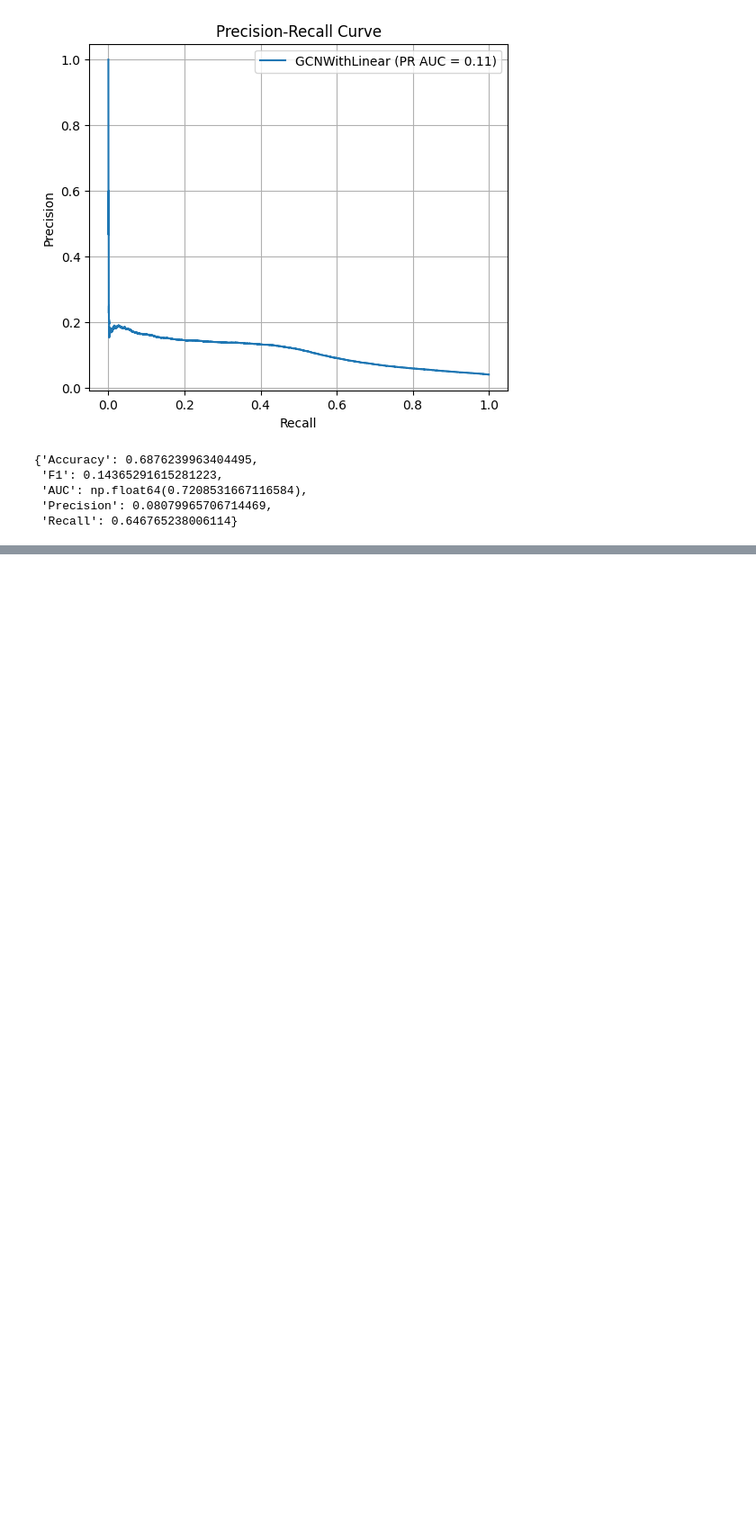
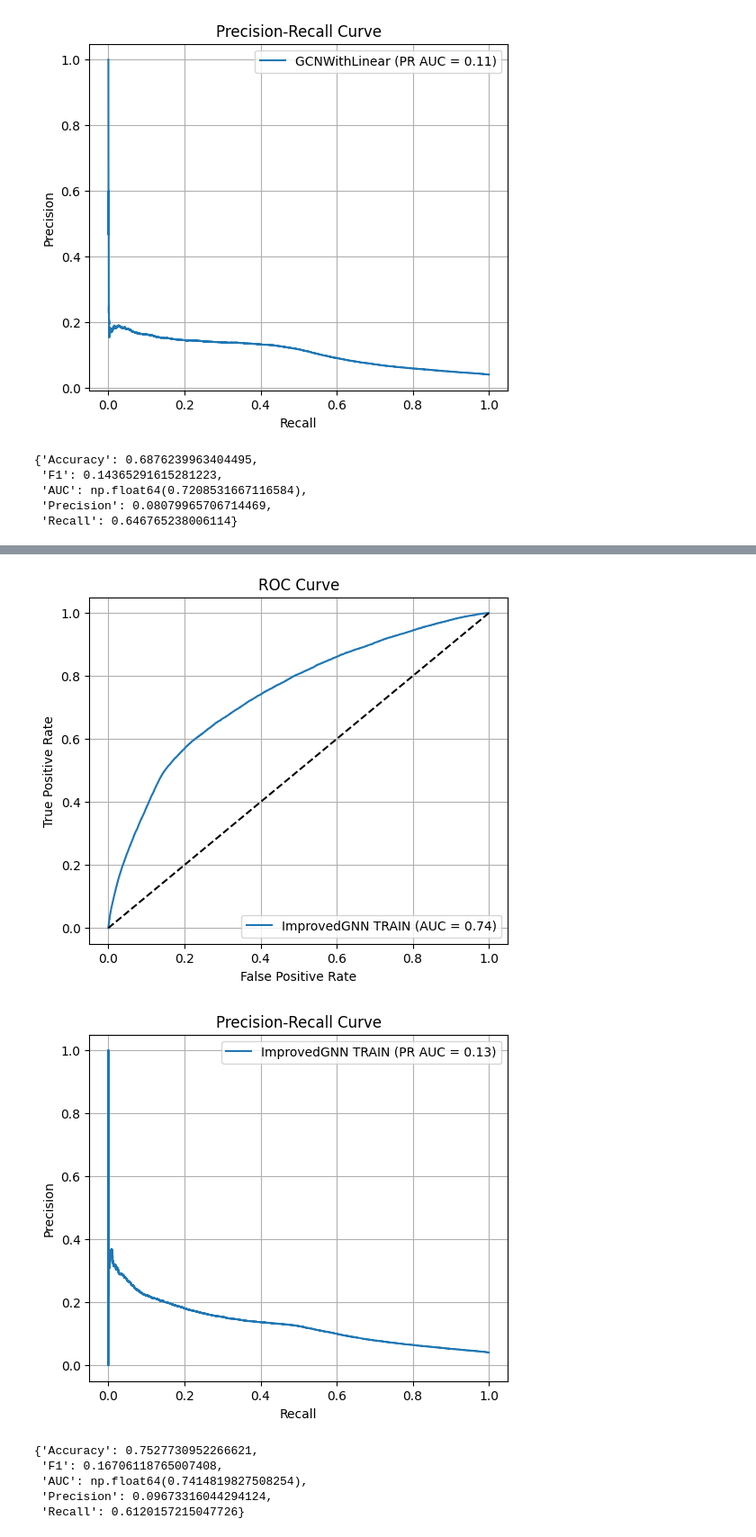
Before and after one commit to pese-git/mfdp-fin-fraud-detection, a Jupyter notebook: model/graph.ipynb, the cells around one changed output, grey strips where cells are left out. Shown at 90% size. Saved outputs shown, nothing was run; the diff lists cells and outputs as text; code cells hidden in the pictures; blank space fills up the shorter version.

```diff
--- a/model/graph.ipynb
+++ b/model/graph.ipynb
@@ -615,0 +912,10 @@ plt.show()
+# %%
+evaluate(model=model, loader=train_loader, name="ImprovedGNN TRAIN")
+# %% [output]
+[figure, added]
+[figure, added]
+{'Accuracy': 0.7527730952266621,
+ 'F1': 0.16706118765007408,
+ 'AUC': np.float64(0.7414819827508254),
+ 'Precision': 0.09673316044294124,
+ 'Recall': 0.6120157215047726}
```
Also changed, not shown: parts of 14 cells of this notebook.
